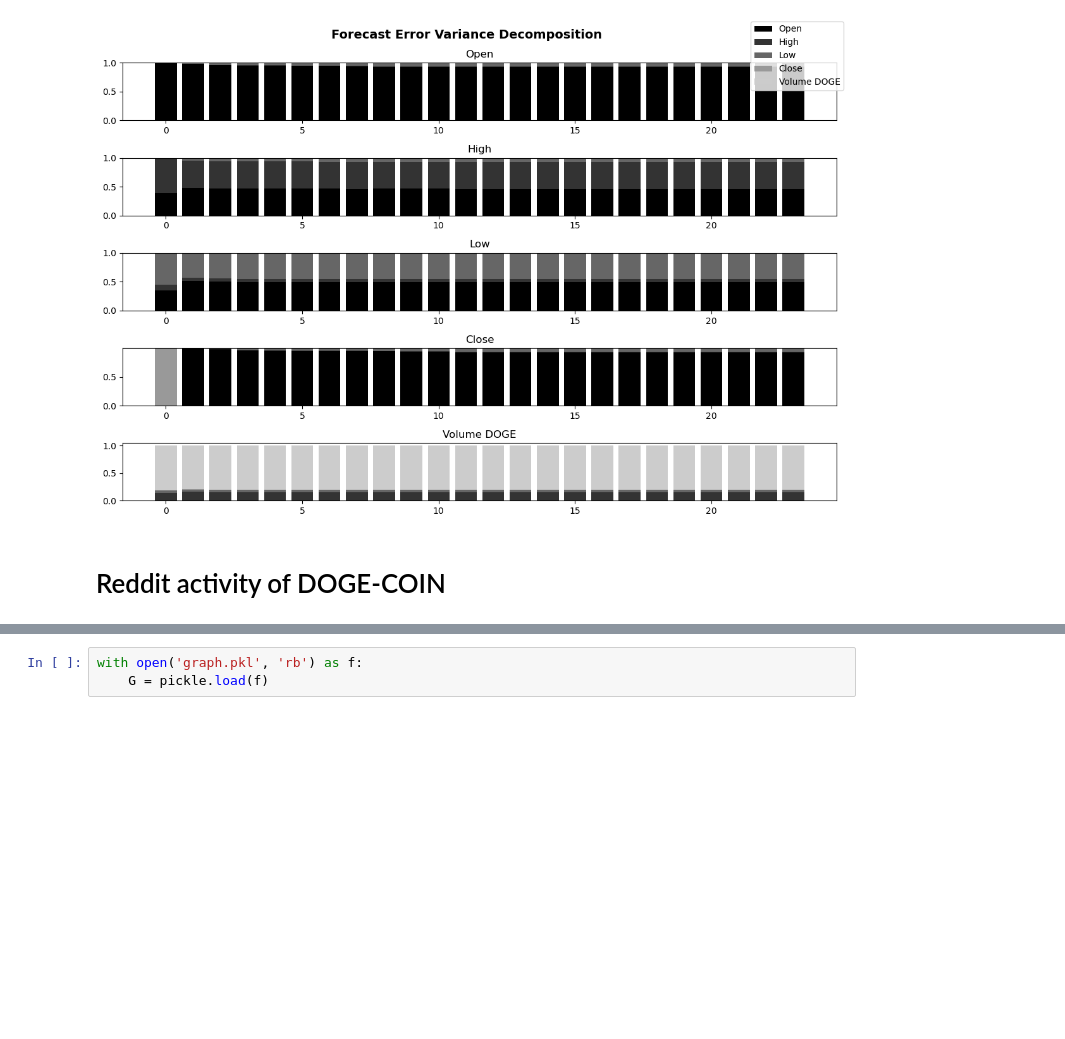
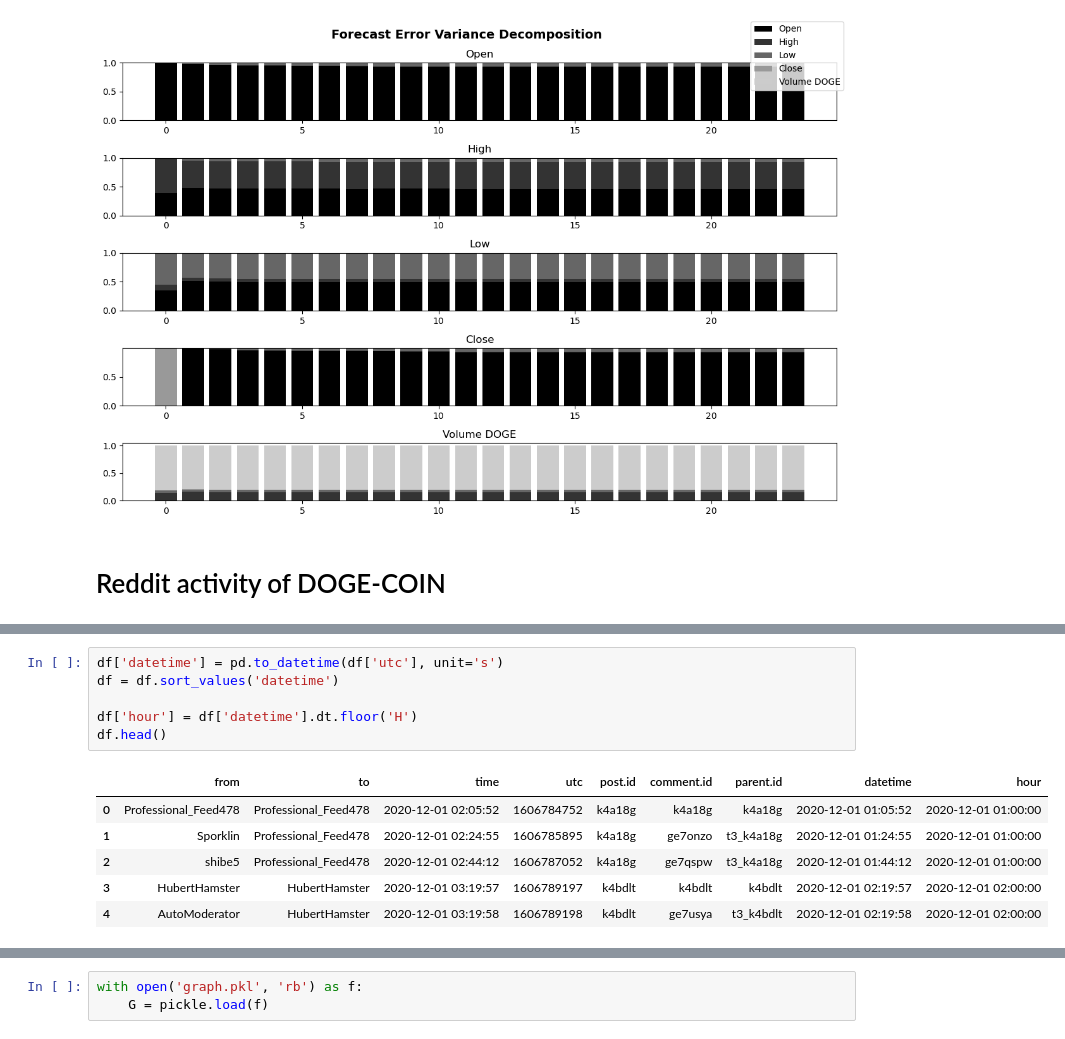
Before and after one commit to CrownCrafter/Network-Analysis-Assignment, a Jupyter notebook: rob's humble code effort.ipynb, the cells around one changed output, grey strips where cells are left out. Saved outputs shown, nothing was run; the diff lists cells and outputs as text; blank space fills up the shorter version.

```diff
--- a/rob's humble code effort.ipynb
+++ b/rob's humble code effort.ipynb
@@ -242,3 +254,16 @@ First few rows:
+# %%
+df['datetime'] = pd.to_datetime(df['utc'], unit='s')
+df = df.sort_values('datetime')
+
+df['hour'] = df['datetime'].dt.floor('H')
+df.head()
+# %% [output]
+|  | from | to | time | utc | post.id | comment.id | parent.id | datetime | hour |
+| 0 | Professional_Feed478 | Professional_Feed478 | 2020-12-01 02:05:52 | 1606784752 | k4a18g | k4a18g | k4a18g | 2020-12-01 01:05:52 | 2020-12-01 01:00:00 |
+| 1 | Sporklin | Professional_Feed478 | 2020-12-01 02:24:55 | 1606785895 | k4a18g | ge7onzo | t3_k4a18g | 2020-12-01 01:24:55 | 2020-12-01 01:00:00 |
+| 2 | shibe5 | Professional_Feed478 | 2020-12-01 02:44:12 | 1606787052 | k4a18g | ge7qspw | t3_k4a18g | 2020-12-01 01:44:12 | 2020-12-01 01:00:00 |
+| 3 | HubertHamster | HubertHamster | 2020-12-01 03:19:57 | 1606789197 | k4bdlt | k4bdlt | k4bdlt | 2020-12-01 02:19:57 | 2020-12-01 02:00:00 |
+| 4 | AutoModerator | HubertHamster | 2020-12-01 03:19:58 | 1606789198 | k4bdlt | ge7usya | t3_k4bdlt | 2020-12-01 02:19:58 | 2020-12-01 02:00:00 |
 # %%
 # G = nx.DiGraph()
 
```
Also changed, not shown: parts of 18 cells of this notebook.
